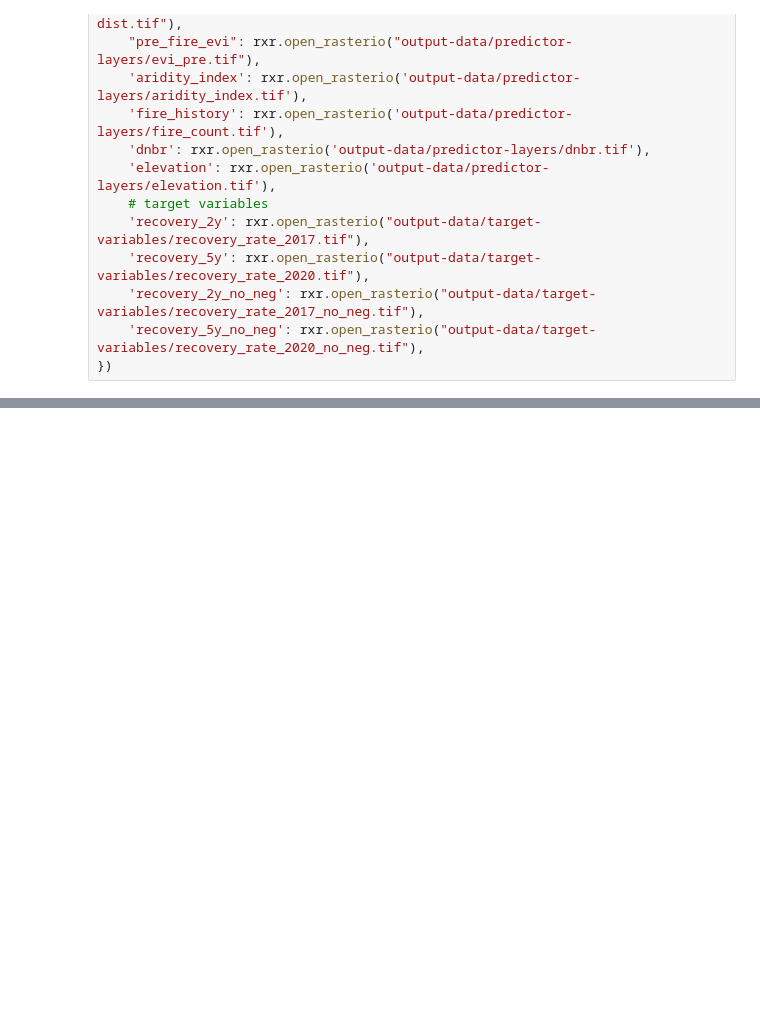
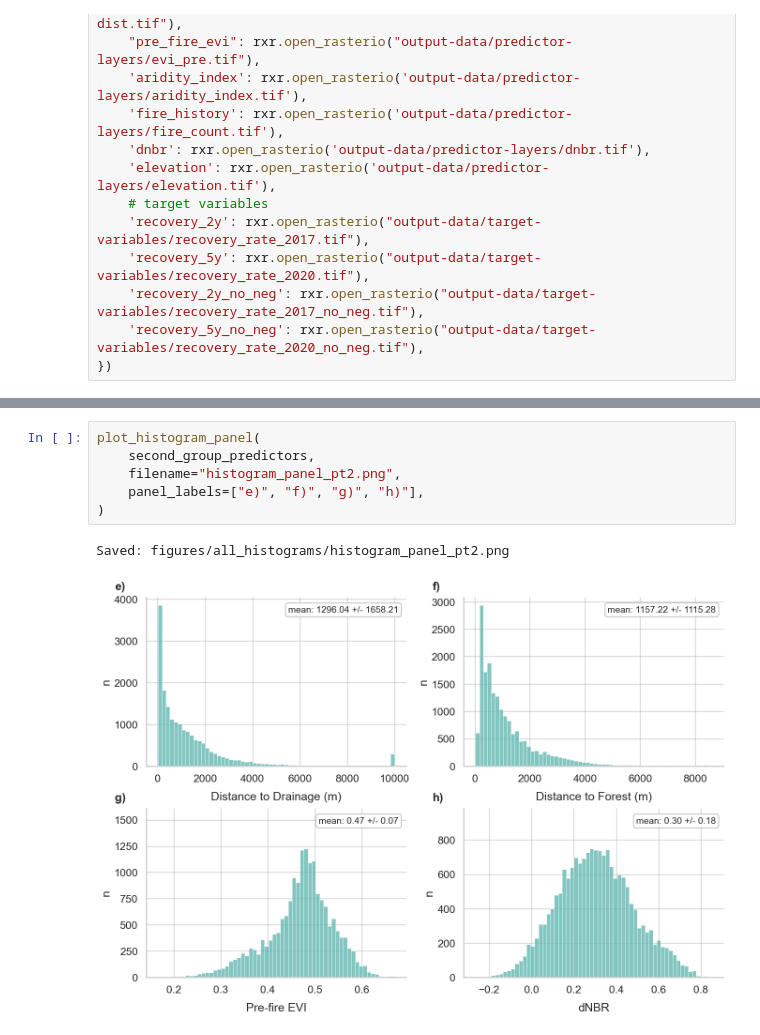
Before and after one commit to ninorp55/tropical-peat-post-fire-vegetation-recovery, a Jupyter notebook: 5_more_figures.ipynb, the cells around one changed output, grey strips where cells are left out. Saved outputs shown, nothing was run; the diff lists cells and outputs as text; blank space fills up the shorter version.

```diff
--- a/5_more_figures.ipynb
+++ b/5_more_figures.ipynb
@@ -175,0 +263,9 @@ Saved: output-data/figures/histograms/hist_elevation.png
+# %%
+plot_histogram_panel(
+    second_group_predictors,
+    filename="histogram_panel_pt2.png",
+    panel_labels=["e)", "f)", "g)", "h)"],
+)
+# %% [output]
+Saved: figures/all_histograms/histogram_panel_pt2.png
+[figure, added]
```
Also changed, not shown: parts of 11 cells of this notebook, 10 other files.
